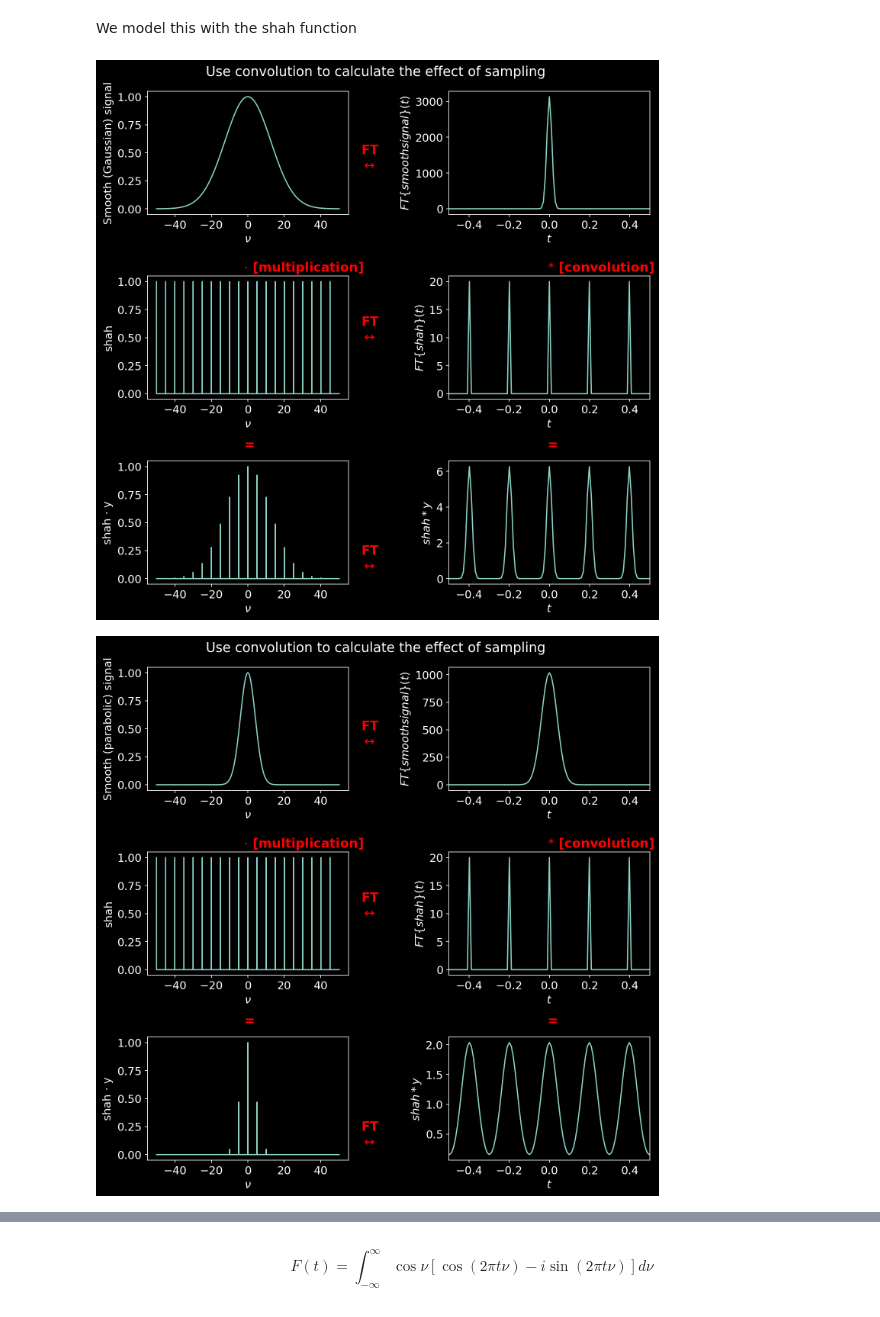
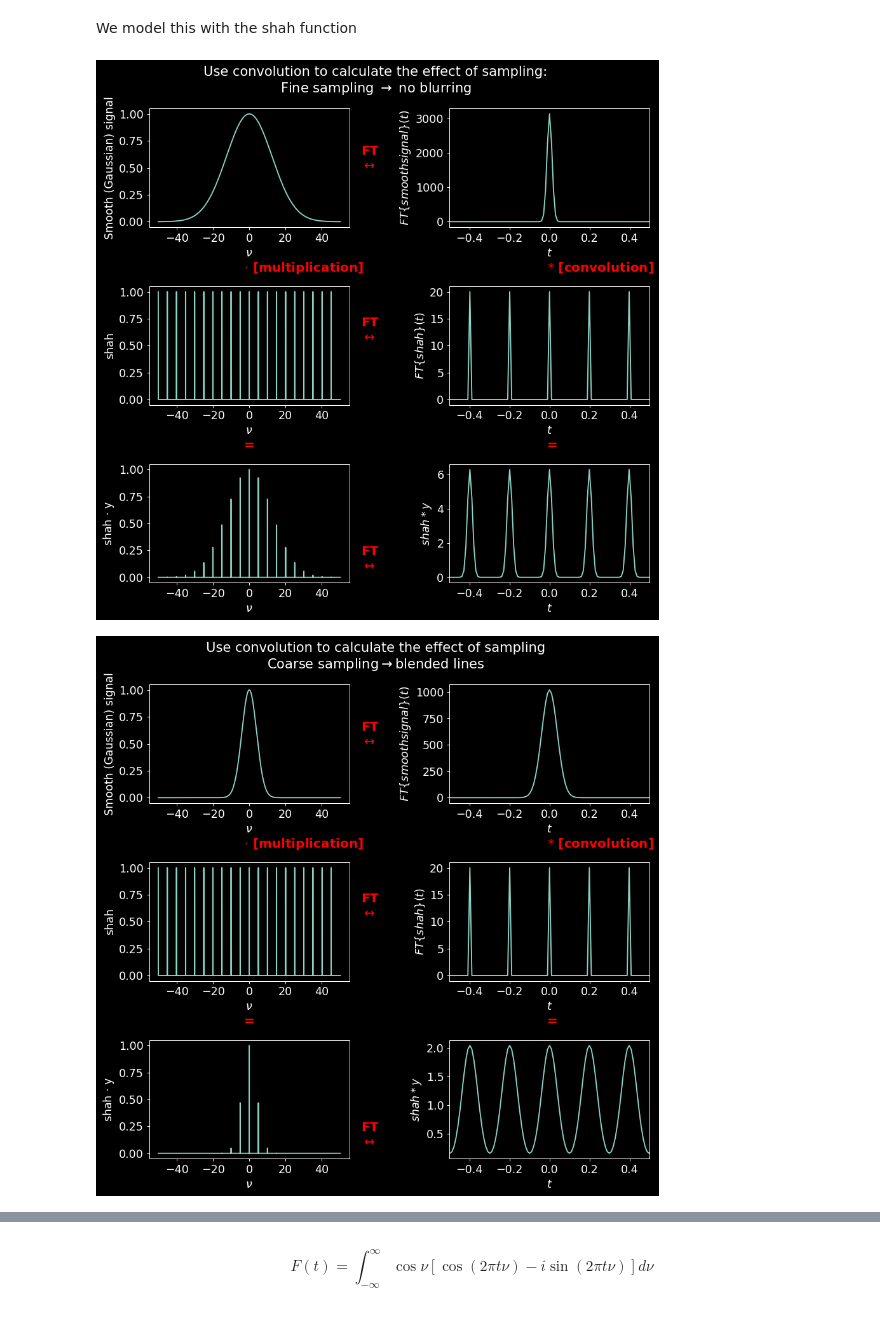
Before and after one commit to keflavich/AST4723-Public-Materials, a Jupyter notebook: FourierTransforms.ipynb, the cells around one changed output, grey strips where cells are left out. Cells and saved outputs as stored; diff of their text form; code cells hidden in the pictures.

```diff
--- a/FourierTransforms.ipynb
+++ b/FourierTransforms.ipynb
@@ -797,7 +1128,7 @@ nu = np.linspace(-16*np.pi, 16*np.pi, 10000)
 y = np.exp(-nu**2/(2*(4*np.pi)**2))
 ftx = np.fft.fft(y)
 tee = np.fft.fftfreq(y.size) / (nu[1]-nu[0])
-fig = pl.figure(figsize=(10,10), dpi=150)
+fig = pl.figure(figsize=(10,10), dpi=90)
 ax1 = pl.subplot(3,2,1)
 ax1.plot(nu, y)
 ax1.set_xlabel(r'$\nu$')
@@ -829,41 +1160,41 @@ ax5.set_ylabel(r'shah $\cdot$ y');
 ax4 = pl.subplot(3,2,4)
 inds = np.argsort(tee)
 ftx2 = np.fft.fft(np.fft.fftshift(deltas))
 ax4.plot(tee[inds], (ftx2[inds]) )
 ax4.set_xlim([-0.5, 0.5]);
 ax4.set_xlabel('$t$')
 
 ax4.set_ylabel(r'$FT\{shah\}(t)$');
 
 
 ax6 = pl.subplot(3,2,6)
 inds = np.argsort(tee)
 ftx3 = np.fft.fft(np.fft.fftshift(deltas*y))
 ax6.plot(tee[inds], np.abs(ftx3[inds]), )
 ax6.set_xlim([-0.5, 0.5]);
 ax6.set_ylabel(r'$shah * y$');
 ax6.set_xlabel('$t$')
 
 
 
-pl.suptitle(r"Use convolution to calculate the effect of sampling");
+pl.suptitle("Use convolution to calculate the effect of sampling:\nFine sampling $\\rightarrow$ no blurring");
 pl.tight_layout()
 pl.subplots_adjust(wspace=0.5, hspace=0.5)
 pl.text(0.475, 0.8, "FT\n$\\leftrightarrow$", transform=fig.transFigure, color='r', weight='bold', fontsize=16);
 pl.text(0.475, 0.5, "FT\n$\\leftrightarrow$", transform=fig.transFigure, color='r', weight='bold', fontsize=16);
 pl.text(0.475, 0.1, "FT\n$\\leftrightarrow$", transform=fig.transFigure, color='r', weight='bold', fontsize=16);
 pl.text(0.27, 0.62, "$\cdot$ [multiplication]",  transform=fig.transFigure, color='r', weight='bold', fontsize=16);
 pl.text(0.8, 0.62, "$*$ [convolution]", transform=fig.transFigure, color='r', weight='bold', fontsize=16);
 pl.text(0.27, 0.31, "=", transform=fig.transFigure, color='r', weight='bold', fontsize=16);
 pl.text(0.8, 0.31, "=", transform=fig.transFigure, color='r', weight='bold', fontsize=16);
 # %% [output]
-[figure, old version]
+[figure, new version]
 # %%
 nu = np.linspace(-16*np.pi, 16*np.pi, 10000)
 y = np.exp(-nu**2/(2*(1.3*np.pi)**2))
 ftx = np.fft.fft(y)
 tee = np.fft.fftfreq(y.size) / (nu[1]-nu[0])
-fig = pl.figure(figsize=(10,10), dpi=150)
+fig = pl.figure(figsize=(10,10), dpi=90)
 ax1 = pl.subplot(3,2,1)
 ax1.plot(nu, y)
 ax1.set_xlabel(r'$\nu$')
@@ -912,7 +1243,7 @@ ax6.set_xlabel('$t$')
 
 
 
-pl.suptitle(r"Use convolution to calculate the effect of sampling");
+pl.suptitle("Use convolution to calculate the effect of sampling\nCoarse sampling$\\rightarrow$blended lines");
 pl.tight_layout()
 pl.subplots_adjust(wspace=0.5, hspace=0.5)
 pl.text(0.475, 0.8, "FT\n$\\leftrightarrow$", transform=fig.transFigure, color='r', weight='bold', fontsize=16);
@@ -923,4 +1254,4 @@ pl.text(0.8, 0.62, "$*$ [convolution]", transform=fig.transFigure, color='r', we
 pl.text(0.27, 0.31, "=", transform=fig.transFigure, color='r', weight='bold', fontsize=16);
 pl.text(0.8, 0.31, "=", transform=fig.transFigure, color='r', weight='bold', fontsize=16);
 # %% [output]
-[figure, old version]
+[figure, new version]
```
Also changed, not shown: parts of 48 cells of this notebook, 1 other file.
